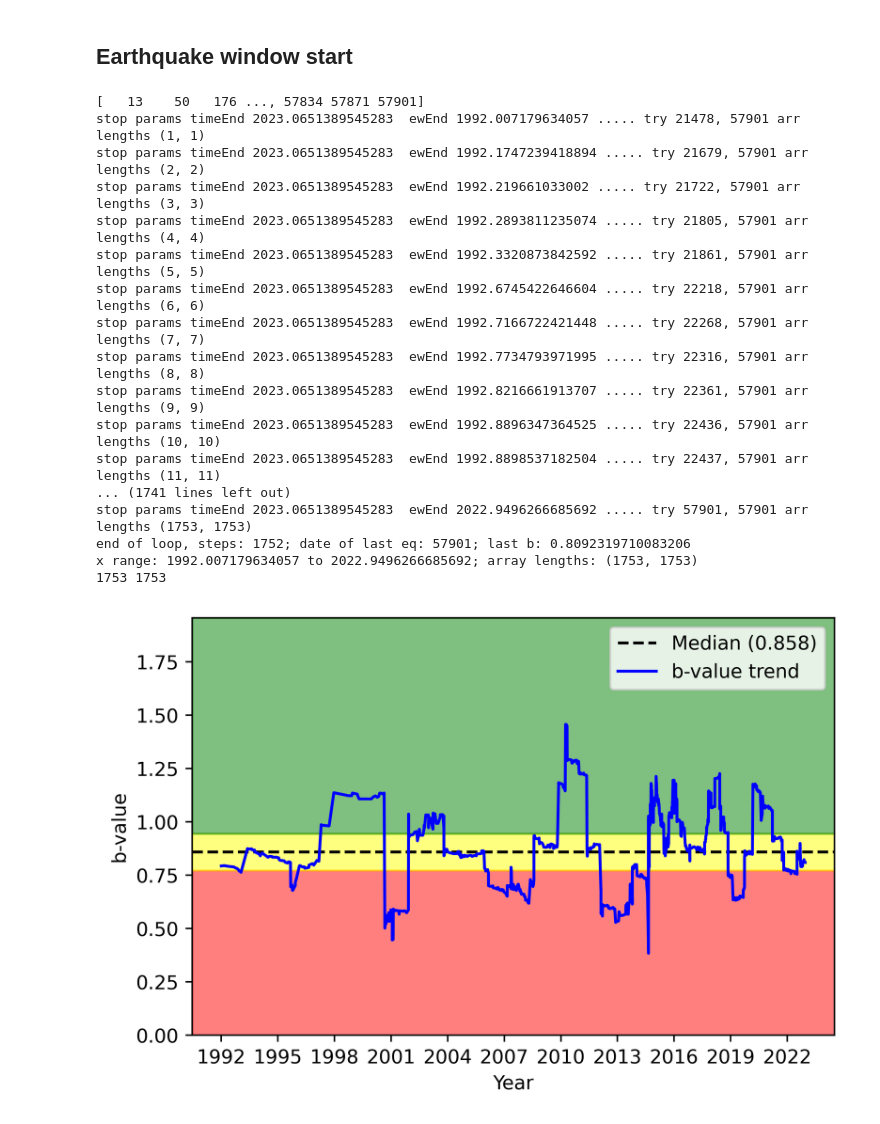
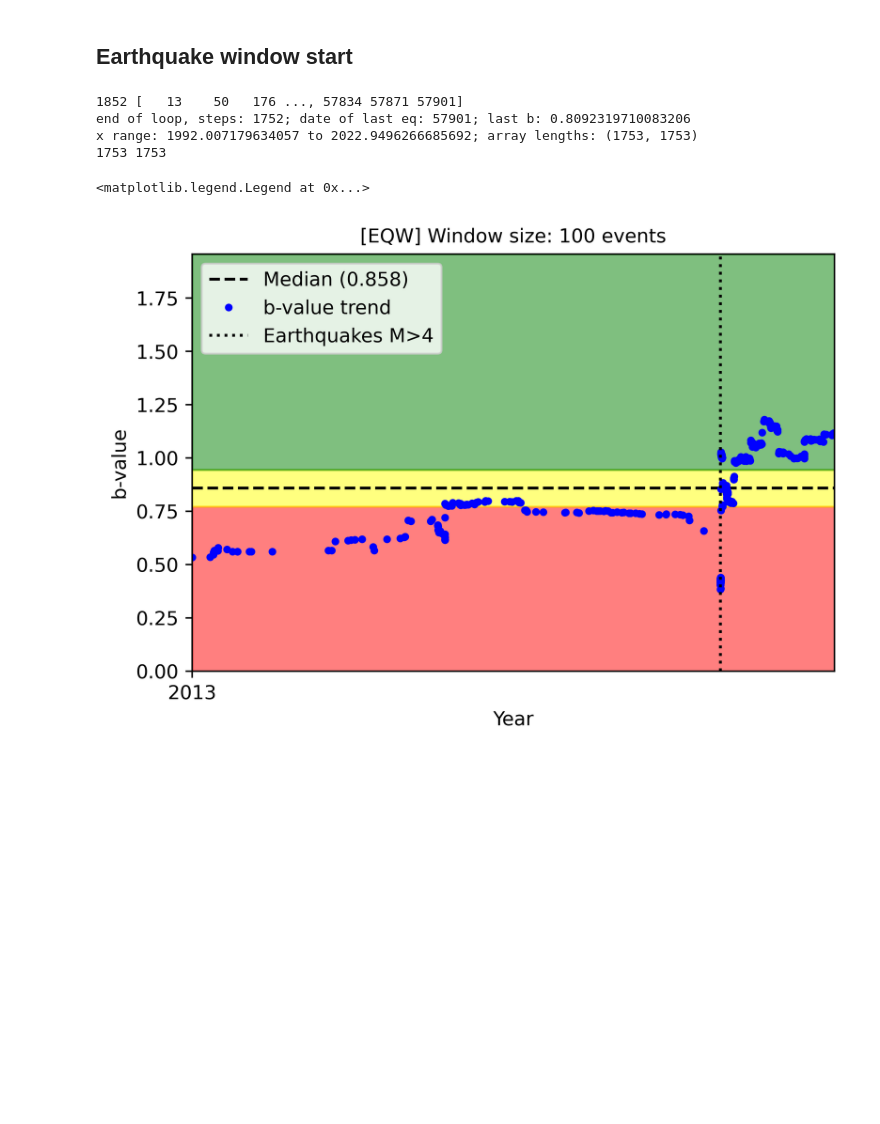
Before and after one commit to yair-franco/traffic_light_project, a Jupyter notebook: TLP_Yair_Local_EQWindow.ipynb, the cells around one changed output. Cells and saved outputs as stored; diff of their text form; code cells hidden in the pictures; blank space fills up the shorter version.

Commit message:
eq window fixed

```diff
--- a/TLP_Yair_Local_EQWindow.ipynb
+++ b/TLP_Yair_Local_EQWindow.ipynb
@@ -291,11 +291,11 @@ def addbVal_slide(arrayName,bval,dates,firstEQ=0,lastEQ=1,plot=0): #adds b value
 
     elif plot==1:
         xrange = len(arrayName)
-        x = dates #startyear was what changed
+        x = dates
 
         print(len(x),len(arrayName))
 
-        a,b = np.polyfit(x,arrayName,1)
+        #a,b = np.polyfit(x,arrayName,1)
 
         bMed = np.median(arrayName)
         YLBuffer = 0.1 * bMed
@@ -306,10 +306,8 @@ def addbVal_slide(arrayName,bval,dates,firstEQ=0,lastEQ=1,plot=0): #adds b value
         #arbitrary range for colors for now, need to read up more on how to choose these.
 
         plt.axhline(y = bMed, color = 'black', linestyle = '--',label=f"Median ({np.around(bMed,3)})")
-        plt.plot(x,arrayName,'b-',label="b-value trend")
+        plt.plot(x,arrayName,'b:',label="b-value trend")
         #plt.plot(x,a*x+b,'r',label=f"Best fit line")
-
-        #TODO: convert event id to year and mark on x-axis
 
         plt.xlabel(f"Year")
         plt.ylabel('b-value')
@@ -592,55 +590,55 @@ timeTotal = timeEnd - timeStart
 areaParams = (dist_along_proj<70)&(dist_along_proj>0)&(dist_norm_proj<5)&(dist_norm_proj>-5)
 timeParams = (time_year>timeStart)&(time_year<timeEnd)
 
-bigMag = 3
+bigMag = 4
 
 data = np.where(areaParams&timeParams)
 #data = np.where(timeParams&areaParams&(mag<=bigMag))
 index = data[0]
-print(index)
+print(len(index),index)
 
 ewSize = 100 #number of eqs per window
 
 for i in range(len(index)):
 #for i in range(10):
     #ew = 0
     #ewIndices = index[i:i+ewSize]
     # ewEnd = time_year[ewIndices][-1]
     #print("ewi ewe",ewIndices,ew)
 
     #if len(ewIndices) > 0:
     ew = index[i:i+ewSize] # filter 'ew' by 'wParams'
     ewEnd = time_year[ew][-1]
     bDates.append(time_year[ew[-1]]) # append last event date in 'ew'. Provided by ChatGPT
 
     bEW = calc_Mc_b(mag[ew])[2]
     addbVal_slide(slide,bEW,bDates)
 
-    print(f"stop params timeEnd {timeEnd}  ewEnd {ewEnd} ..... try {ew[-1]}, {np.max(index)} arr lengths {len(slide),len(bDates)}")
+    #print(f"stop params timeEnd {timeEnd}  ewEnd {ewEnd} ..... try {ew[-1]}, {np.max(index)} arr lengths {len(slide),len(bDates)}")
 
     if ew[-1] >= max(index):
         print(f"end of loop, steps: {i}; date of last eq: {ew[-1]}; last b: {bEW}")
         xMin = np.min(bDates)
         xMax = np.max(bDates)
         print(f"x range: {xMin} to {xMax}; array lengths: {len(slide),len(bDates)}")
         addbVal_slide(slide,bEW,bDates,xMin,xMax,1)
         break
+
+bigEqs = np.where(areaParams&timeParams&(mag>bigMag))
+bigDates = time_year[bigEqs]
+
+for x in bigDates:
+    if x == min(bigDates):
+        plt.axvline(x, color='black', linestyle=':',label=f'Earthquakes M>{bigMag}')
+    plt.axvline(x, color='black', linestyle=':')
+
+plt.title(f"[EQW] Window size: {ewSize} events",fontsize=10)
+plt.xlim(2013,2015)
+plt.legend()
 # %% [output]
-[   13    50   176 ..., 57834 57871 57901]
-stop params timeEnd 2023.0651389545283  ewEnd 1992.007179634057 ..... try 21478, 57901 arr lengths (1, 1)
-stop params timeEnd 2023.0651389545283  ewEnd 1992.1747239418894 ..... try 21679, 57901 arr lengths (2, 2)
-stop params timeEnd 2023.0651389545283  ewEnd 1992.219661033002 ..... try 21722, 57901 arr lengths (3, 3)
-stop params timeEnd 2023.0651389545283  ewEnd 1992.2893811235074 ..... try 21805, 57901 arr lengths (4, 4)
-stop params timeEnd 2023.0651389545283  ewEnd 1992.3320873842592 ..... try 21861, 57901 arr lengths (5, 5)
-stop params timeEnd 2023.0651389545283  ewEnd 1992.6745422646604 ..... try 22218, 57901 arr lengths (6, 6)
-stop params timeEnd 2023.0651389545283  ewEnd 1992.7166722421448 ..... try 22268, 57901 arr lengths (7, 7)
-stop params timeEnd 2023.0651389545283  ewEnd 1992.7734793971995 ..... try 22316, 57901 arr lengths (8, 8)
-stop params timeEnd 2023.0651389545283  ewEnd 1992.8216661913707 ..... try 22361, 57901 arr lengths (9, 9)
-stop params timeEnd 2023.0651389545283  ewEnd 1992.8896347364525 ..... try 22436, 57901 arr lengths (10, 10)
-stop params timeEnd 2023.0651389545283  ewEnd 1992.8898537182504 ..... try 22437, 57901 arr lengths (11, 11)
-... (1741 lines left out)
-stop params timeEnd 2023.0651389545283  ewEnd 2022.9496266685692 ..... try 57901, 57901 arr lengths (1753, 1753)
+1852 [   13    50   176 ..., 57834 57871 57901]
 end of loop, steps: 1752; date of last eq: 57901; last b: 0.8092319710083206
 x range: 1992.007179634057 to 2022.9496266685692; array lengths: (1753, 1753)
 1753 1753
+<matplotlib.legend.Legend at 0x...>
-[figure, old version]
+[figure, new version]
```
Also changed, not shown: parts of 1 cell of this notebook, 1 other file.
